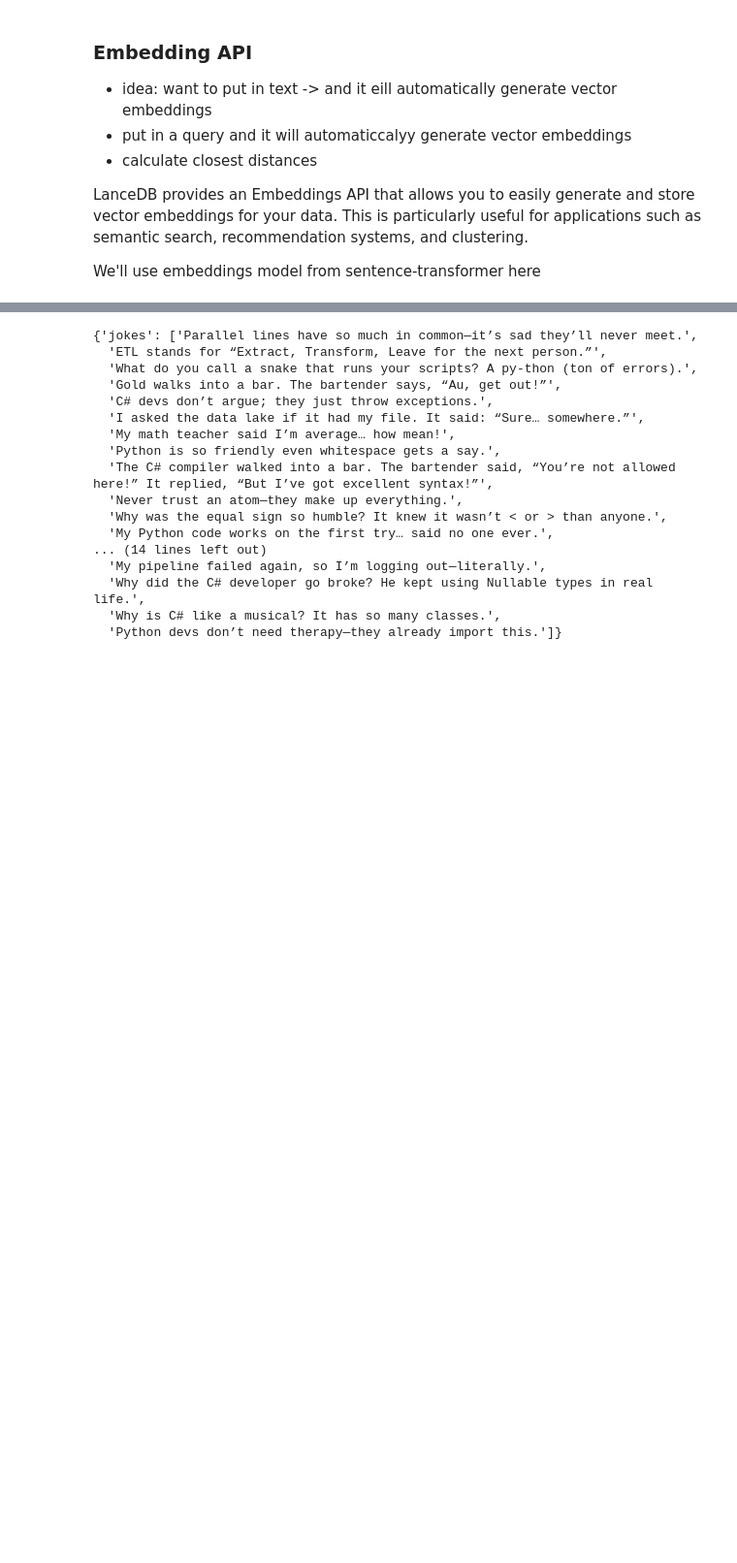
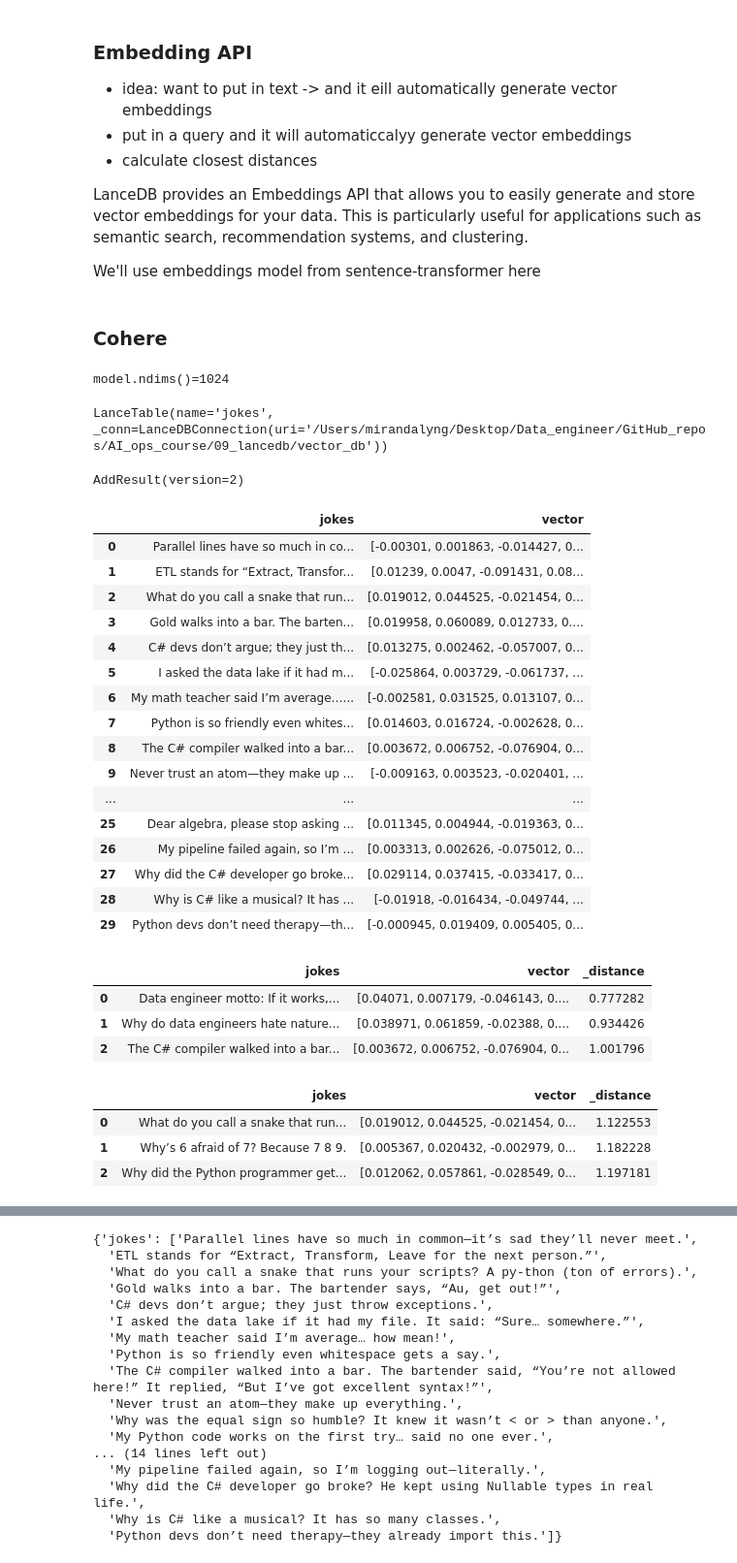
Before and after one commit to mirandalyng/AI_ops_course, a Jupyter notebook: 09_lancedb/lance_db_basics.ipynb, the cells around one changed output, grey strips where cells are left out. Shown at 97% size. Saved outputs shown, nothing was run; the diff lists cells and outputs as text; code cells hidden in the pictures; blank space fills up the shorter version.

Commit message:
Other embeddings models

```diff
--- a/09_lancedb/lance_db_basics.ipynb
+++ b/09_lancedb/lance_db_basics.ipynb
@@ -185,3 +190,64 @@ table_animals.search(query_vector).limit(3).to_pandas()
 LanceDB provides an Embeddings API that allows you to easily generate and store vector embeddings for your data. This is particularly useful for applications such as semantic search, recommendation systems, and clustering.
 
 We'll use embeddings model from sentence-transformer here
+# %% [markdown]
+### Cohere
+# %%
+from lancedb.pydantic import Vector
+from lancedb.embeddings import get_registry
+
+from dotenv import load_dotenv
+load_dotenv()
+
+model = get_registry().get("cohere").create(name="embed-multilingual-v3.0")
+
+class JokeModel(LanceModel):
+    jokes: str = model.SourceField()
+    vector: Vector(model.ndims()) = model.VectorField()
+
+
+print(f"{model.ndims()=}")
+db.create_table("jokes", schema=JokeModel, exist_ok=True)
+# %% [output]
+model.ndims()=1024
+LanceTable(name='jokes', _conn=LanceDBConnection(uri='/Users/mirandalyng/Desktop/Data_engineer/GitHub_repos/AI_ops_course/09_lancedb/vector_db'))
+# %%
+df = pd.read_json("data/jokes.json")
+
+db["jokes"].add(df)
+# %% [output]
+AddResult(version=2)
+# %%
+db["jokes"].to_pandas()
+# %% [output]
+|  | jokes | vector |
+| 0 | Parallel lines have so much in co... | [-0.00301, 0.001863, -0.014427, 0... |
+| 1 | ETL stands for “Extract, Transfor... | [0.01239, 0.0047, -0.091431, 0.08... |
+| 2 | What do you call a snake that run... | [0.019012, 0.044525, -0.021454, 0... |
+| 3 | Gold walks into a bar. The barten... | [0.019958, 0.060089, 0.012733, 0.... |
+| 4 | C# devs don’t argue; they just th... | [0.013275, 0.002462, -0.057007, 0... |
+| 5 | I asked the data lake if it had m... | [-0.025864, 0.003729, -0.061737, ... |
+| 6 | My math teacher said I’m average…... | [-0.002581, 0.031525, 0.013107, 0... |
+| 7 | Python is so friendly even whites... | [0.014603, 0.016724, -0.002628, 0... |
+| 8 | The C# compiler walked into a bar... | [0.003672, 0.006752, -0.076904, 0... |
+| 9 | Never trust an atom—they make up ... | [-0.009163, 0.003523, -0.020401, ... |
+| ... | ... | ... |
+| 25 | Dear algebra, please stop asking ... | [0.011345, 0.004944, -0.019363, 0... |
+| 26 | My pipeline failed again, so I’m ... | [0.003313, 0.002626, -0.075012, 0... |
+| 27 | Why did the C# developer go broke... | [0.029114, 0.037415, -0.033417, 0... |
+| 28 | Why is C# like a musical? It has ... | [-0.01918, -0.016434, -0.049744, ... |
+| 29 | Python devs don’t need therapy—th... | [-0.000945, 0.019409, 0.005405, 0... |
+# %%
+db["jokes"].search("give me a joke about a data engineer").limit(3).to_pandas()
+# %% [output]
+|  | jokes | vector | _distance |
+| 0 | Data engineer motto: If it works,... | [0.04071, 0.007179, -0.046143, 0.... | 0.777282 |
+| 1 | Why do data engineers hate nature... | [0.038971, 0.061859, -0.02388, 0.... | 0.934426 |
+| 2 | The C# compiler walked into a bar... | [0.003672, 0.006752, -0.076904, 0... | 1.001796 |
+# %%
+db["jokes"].search("Ge mig skämt om djur").limit(3).to_pandas()
+# %% [output]
+|  | jokes | vector | _distance |
+| 0 | What do you call a snake that run... | [0.019012, 0.044525, -0.021454, 0... | 1.122553 |
+| 1 | Why’s 6 afraid of 7? Because 7 8 9. | [0.005367, 0.020432, -0.002979, 0... | 1.182228 |
+| 2 | Why did the Python programmer get... | [0.012062, 0.057861, -0.028549, 0... | 1.197181 |
```
Also changed, not shown: parts of 13 cells of this notebook, 1 other file.
